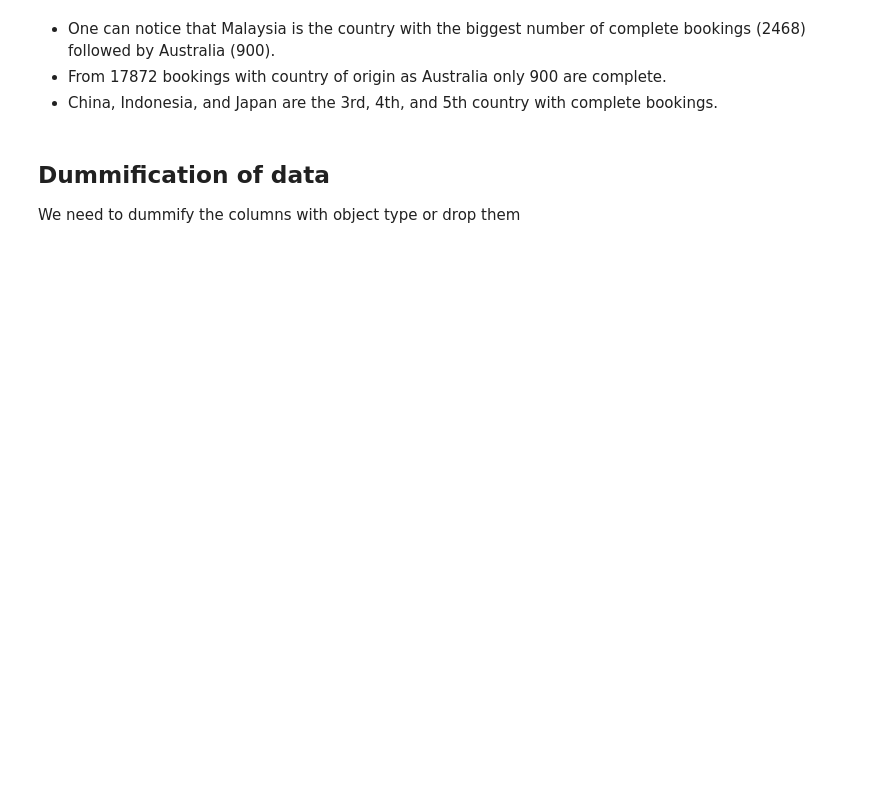
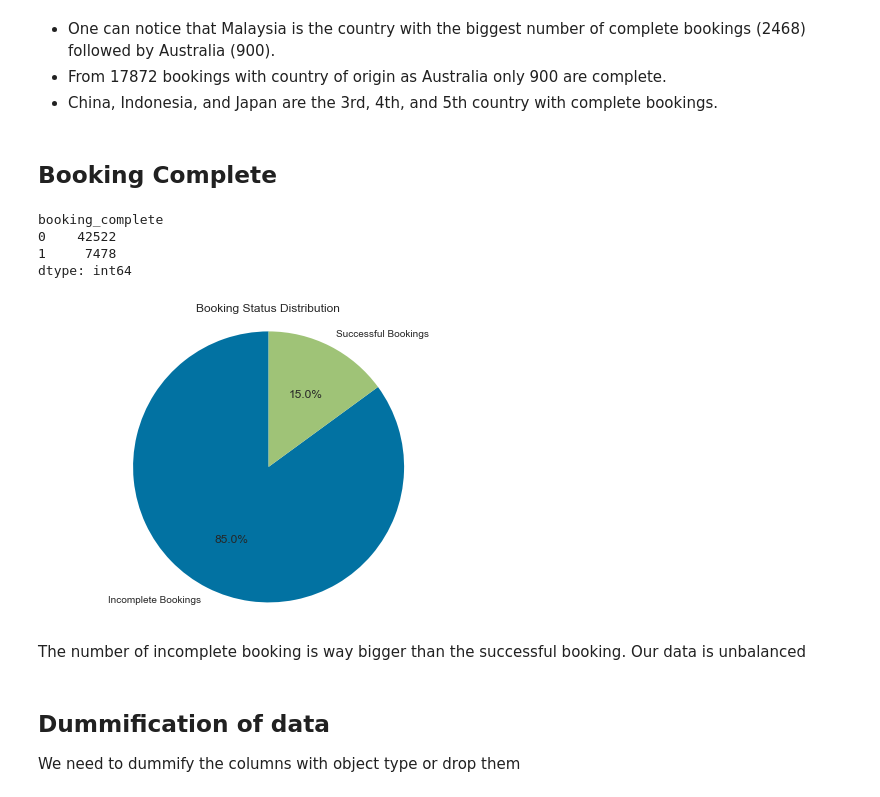
Before and after one commit to MireyNM/British_Airway_Virtual_Internship, a Jupyter notebook: british_airways_task2.ipynb, the cells around one changed output. Drawn from its saved outputs; the diff is of its cells as text; code cells hidden in the pictures; blank space fills up the shorter version.

```diff
--- a/british_airways_task2.ipynb
+++ b/british_airways_task2.ipynb
@@ -275,6 +275,36 @@ plt.show()
 - One can notice that Malaysia is the country with the biggest number of complete bookings (2468) followed by Australia (900).
 - From 17872 bookings with country of origin as Australia only 900 are complete.
 - China, Indonesia, and Japan are the 3rd, 4th, and 5th country with complete bookings.
+# %% [markdown]
+## Booking Complete
+# %%
+df.groupby("booking_complete").size()
+# %% [output]
+booking_complete
+0    42522
+1     7478
+dtype: int64
+# %%
+# Data
+categories = ['Incomplete Bookings', 'Successful Bookings']
+counts = [42522, 7478]
+#colors = ['pink', 'magenta']  # Specify the colors for each slice
+
+# Pie chart
+plt.pie(counts, labels=categories, autopct='%1.1f%%', startangle=90)
+
+# Equal aspect ratio ensures the circle looks circular
+plt.axis('equal')
+
+# Add a title
+plt.title('Booking Status Distribution')
+
+# Display the plot
+plt.show()
+# %% [output]
+[figure, added]
+# %% [markdown]
+The number of incomplete booking is way bigger than the successful booking. Our data is unbalanced
 # %% [markdown]
 ## Dummification of data
 We need to dummify the columns with object type or drop them
```
Also changed, not shown: parts of 16 cells of this notebook.
